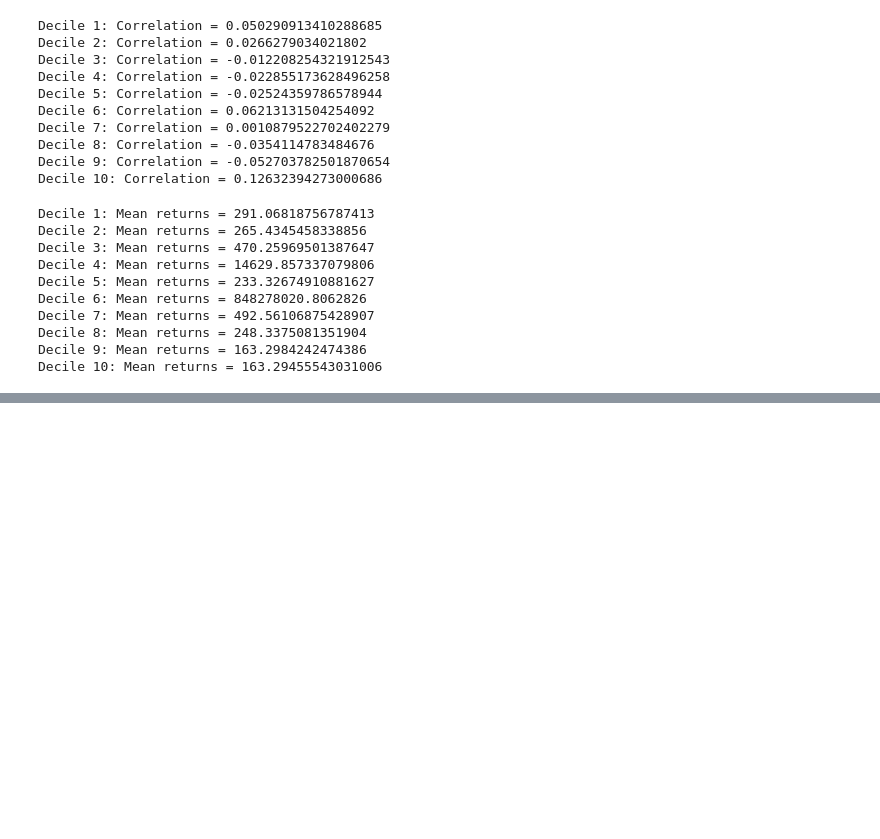
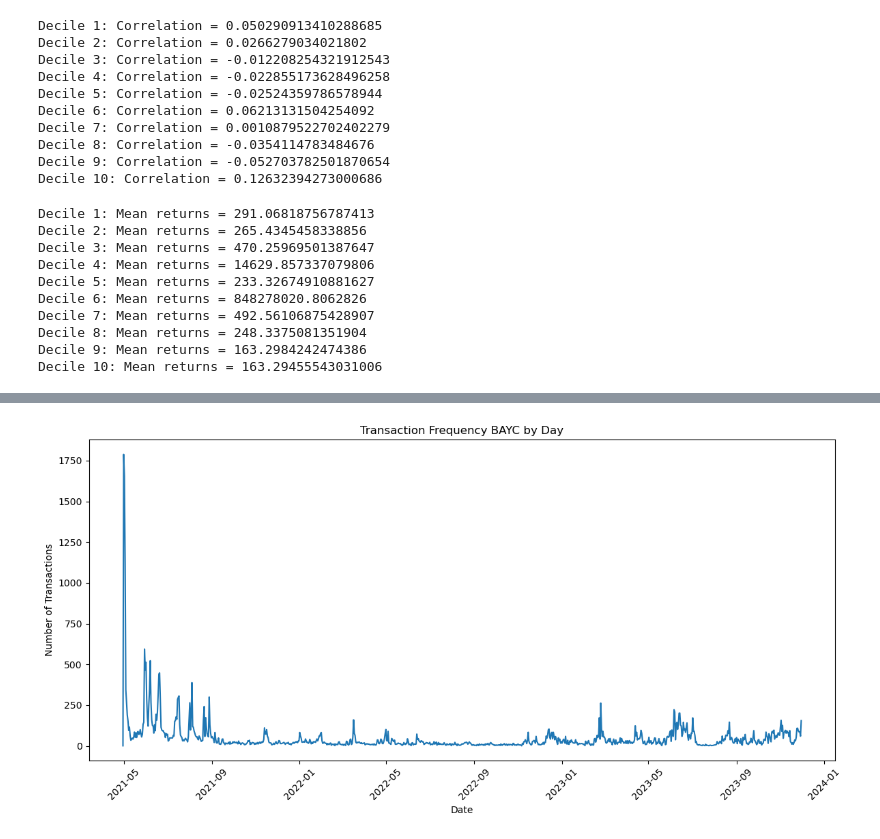
Before and after one commit to janekplowanie/Opensea-Transaction-Retriever, a Jupyter notebook: Statistical_analysis.ipynb, the cells around one changed output, grey strips where cells are left out. Cells and saved outputs as stored; diff of their text form; code cells hidden in the pictures; blank space fills up the shorter version.

```diff
--- a/Statistical_analysis.ipynb
+++ b/Statistical_analysis.ipynb
@@ -179,0 +188,5 @@ Decile 10: Mean returns = 163.29455543031006
+# %%
+# Assuming your DataFrame is loaded as 'transactions_df' and the timestamp column is 'timestamp'
+plot_transaction_frequency_from_dataframe(df_bayc_rev, 'event_timestamp', 'Transaction Frequency BAYC by Day')
+# %% [output]
+[figure, added]
```
Also changed, not shown: parts of 6 cells of this notebook, 2 other files.
